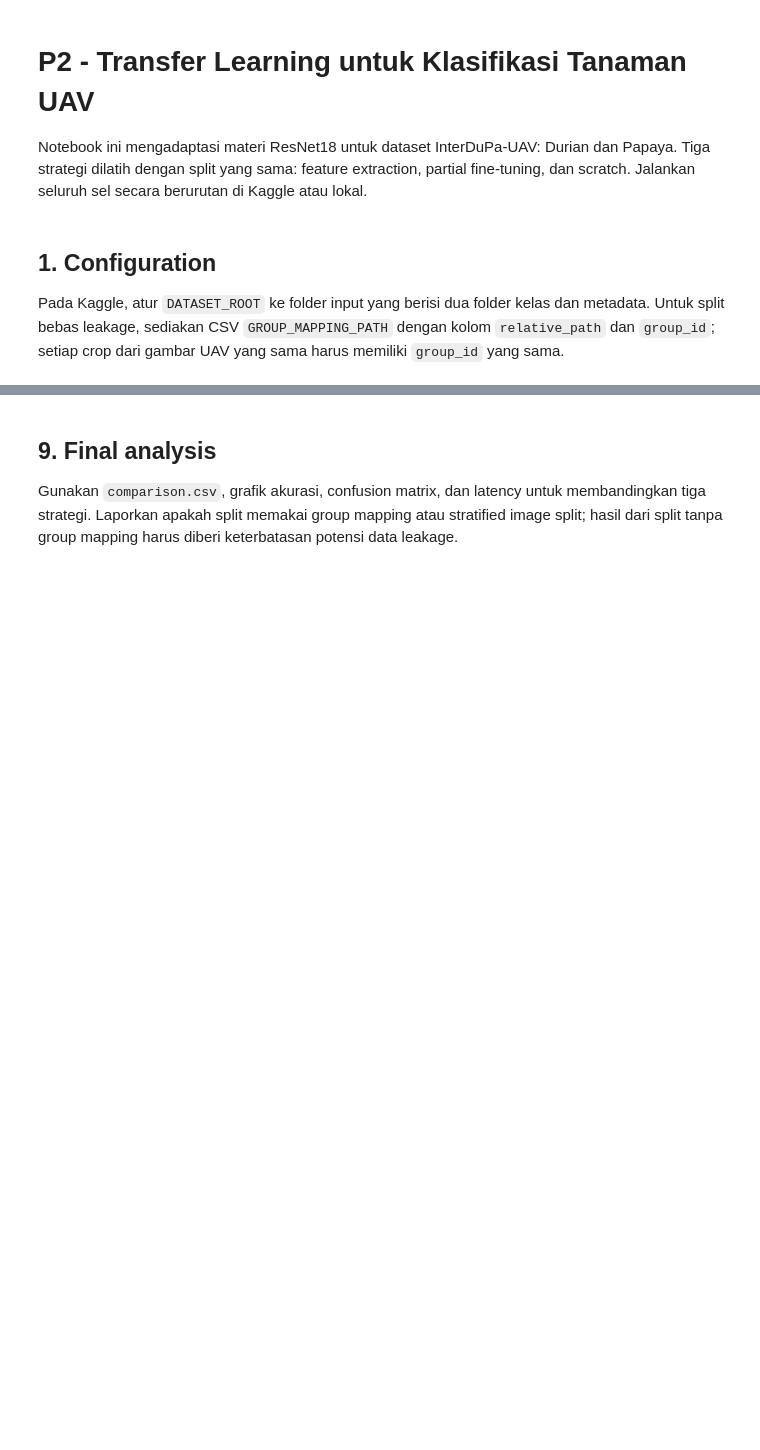
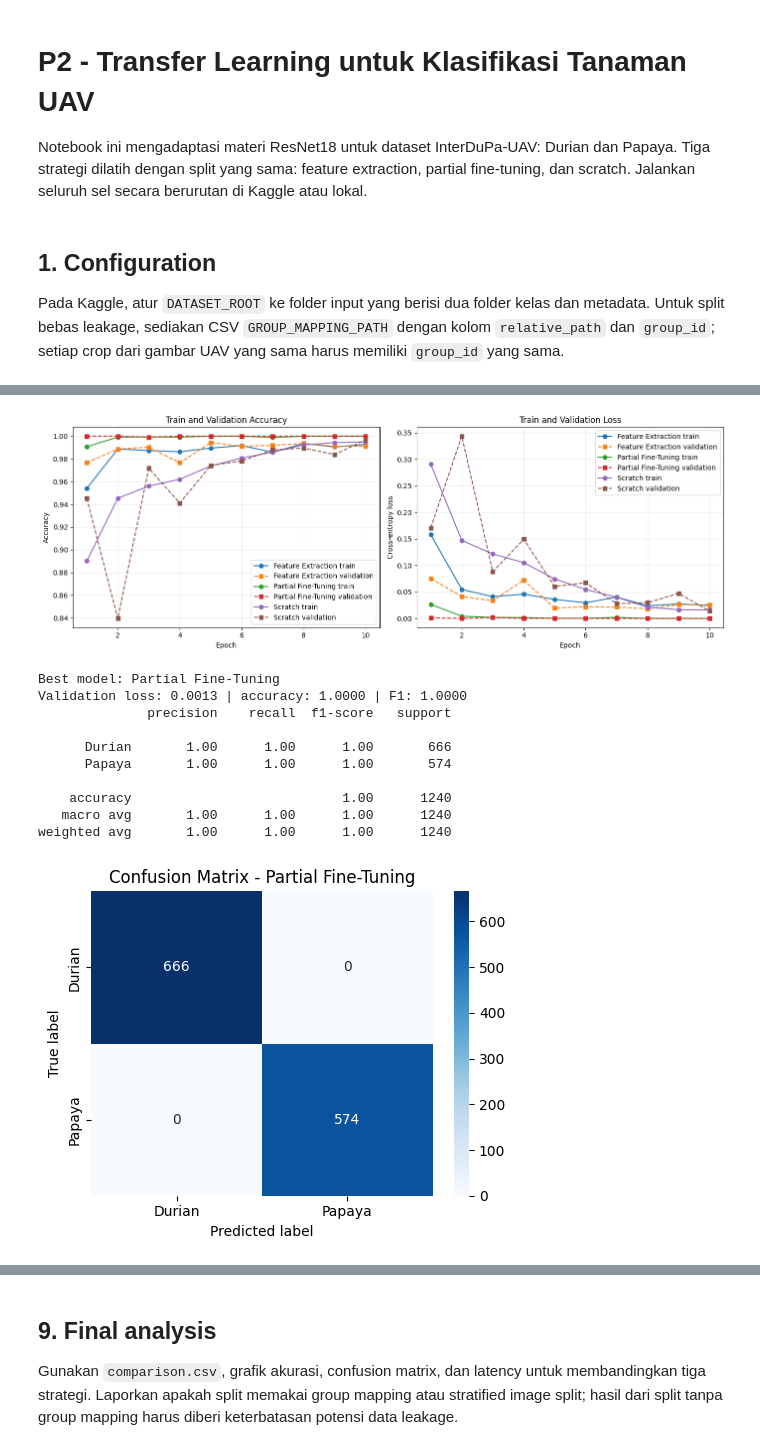
Before and after one commit to SangPlanetDestroyer/P2_vision_deep-learning, a Jupyter notebook: notebook.ipynb, the cells around one changed output, grey strips where cells are left out. Saved outputs shown, nothing was run; the diff lists cells and outputs as text; code cells hidden in the pictures; blank space fills up the shorter version.

```diff
--- a/notebook.ipynb
+++ b/notebook.ipynb
@@ -32,7 +32,7 @@ SEED = 42
 BATCH_SIZE = 32
 EPOCHS = 10
 VAL_FRACTION = 0.20
-NUM_WORKERS = 2
+NUM_WORKERS = 0
 
 KAGGLE_DATASET_ROOT = Path('/kaggle/input/datasets/sangplanetdestroyer/dataset-p2-vision-dan-deep/datasets')
 DATASET_ROOT = KAGGLE_DATASET_ROOT if KAGGLE_DATASET_ROOT.exists() else Path('datasets')
@@ -222,7 +260,11 @@ def train_experiment(name, strategy):
         scheduler.step()
         history.append({'epoch': epoch, 'train_loss': train_loss, 'train_acc': train_acc,
                         'val_loss': val_loss, 'val_acc': val_acc})
-        print(f'{name} | {epoch:02d}/{EPOCHS} | train acc {train_acc:.4f} | val acc {val_acc:.4f}')
+        print(
+            f'{name} | {epoch:02d}/{EPOCHS} | '
+            f'train loss {train_loss:.4f} | train acc {train_acc:.4f} | '
+            f'val loss {val_loss:.4f} | val acc {val_acc:.4f}'
+        )
         if val_acc > best_acc:
             best_acc, best_epoch, best_state = val_acc, epoch, copy.deepcopy(model.state_dict())
     elapsed = time.perf_counter() - started
@@ -246,35 +302,51 @@ display(comparison)
 # %%
-## 7. Accuracy curves and best-model evaluation
-plt.figure(figsize=(9, 5))
+## 7. Accuracy and loss curves
+fig, axes = plt.subplots(1, 2, figsize=(14, 5))
 for result in experiments:
     history = result['history']
-    plt.plot(history['epoch'], history['val_acc'], marker='o', label=result['name'])
-plt.xlabel('Epoch')
-plt.ylabel('Validation accuracy')
-plt.title('Validation Accuracy: ResNet18 Strategies')
-plt.legend()
-plt.grid(alpha=0.25)
+    axes[0].plot(history['epoch'], history['train_acc'], marker='o', label=f"{result['name']} train")
+    axes[0].plot(history['epoch'], history['val_acc'], marker='s', linestyle='--', label=f"{result['name']} validation")
+    axes[1].plot(history['epoch'], history['train_loss'], marker='o', label=f"{result['name']} train")
+    axes[1].plot(history['epoch'], history['val_loss'], marker='s', linestyle='--', label=f"{result['name']} validation")
+axes[0].set(xlabel='Epoch', ylabel='Accuracy', title='Train and Validation Accuracy')
+axes[1].set(xlabel='Epoch', ylabel='Cross-entropy loss', title='Train and Validation Loss')
+for axis in axes:
+    axis.grid(alpha=0.25)
+    axis.legend()
 plt.tight_layout()
 plt.savefig(RESULTS_DIR / 'accuracy_curve.png', dpi=160)
 plt.show()
 
 best_result = next(result for result in experiments if result['name'] == comparison.iloc[0]['name'])
 criterion = nn.CrossEntropyLoss()
 val_loss, val_acc, y_true, y_pred = run_epoch(best_result['model'], val_loader, criterion)
 precision, recall, f1, _ = precision_recall_fscore_support(y_true, y_pred, average='weighted', zero_division=0)
 print(f"Best model: {best_result['name']}")
 print(f'Validation loss: {val_loss:.4f} | accuracy: {val_acc:.4f} | F1: {f1:.4f}')
 print(classification_report(y_true, y_pred, target_names=class_names, zero_division=0))
 
 cm = confusion_matrix(y_true, y_pred)
 plt.figure(figsize=(5, 4))
 sns.heatmap(cm, annot=True, fmt='d', cmap='Blues', xticklabels=class_names, yticklabels=class_names)
 plt.xlabel('Predicted label')
 plt.ylabel('True label')
 plt.title(f'Confusion Matrix - {best_result["name"]}')
 plt.tight_layout()
 plt.savefig(RESULTS_DIR / 'confusion_matrix.png', dpi=160)
 plt.show()
+# %% [output]
+[figure, added]
+Best model: Partial Fine-Tuning
+Validation loss: 0.0013 | accuracy: 1.0000 | F1: 1.0000
+              precision    recall  f1-score   support
+
+      Durian       1.00      1.00      1.00       666
+      Papaya       1.00      1.00      1.00       574
+
+    accuracy                           1.00      1240
+   macro avg       1.00      1.00      1.00      1240
+weighted avg       1.00      1.00      1.00      1240
+[figure, added]
 # %%
 ## 8. Inference latency and reproducibility artifacts
 def measure_latency(model, dataloader, warmup=10, runs=100):
```
Also changed, not shown: parts of 7 cells of this notebook, 6 other files.
